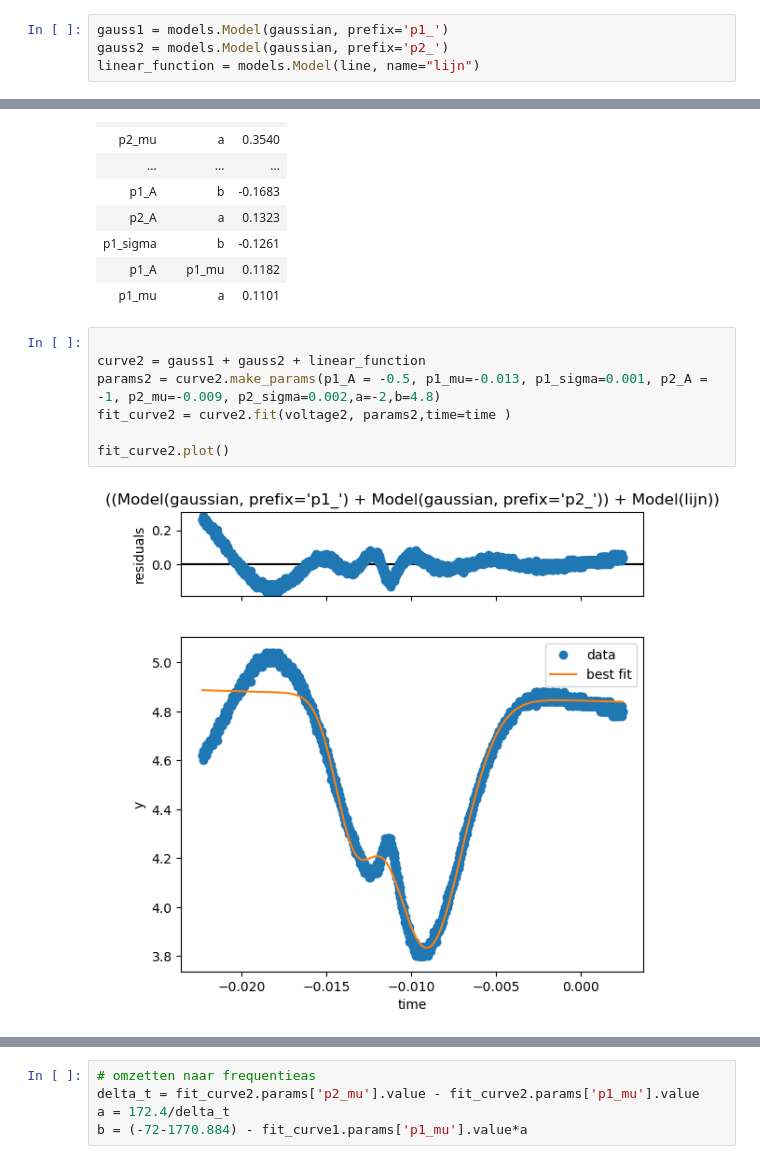
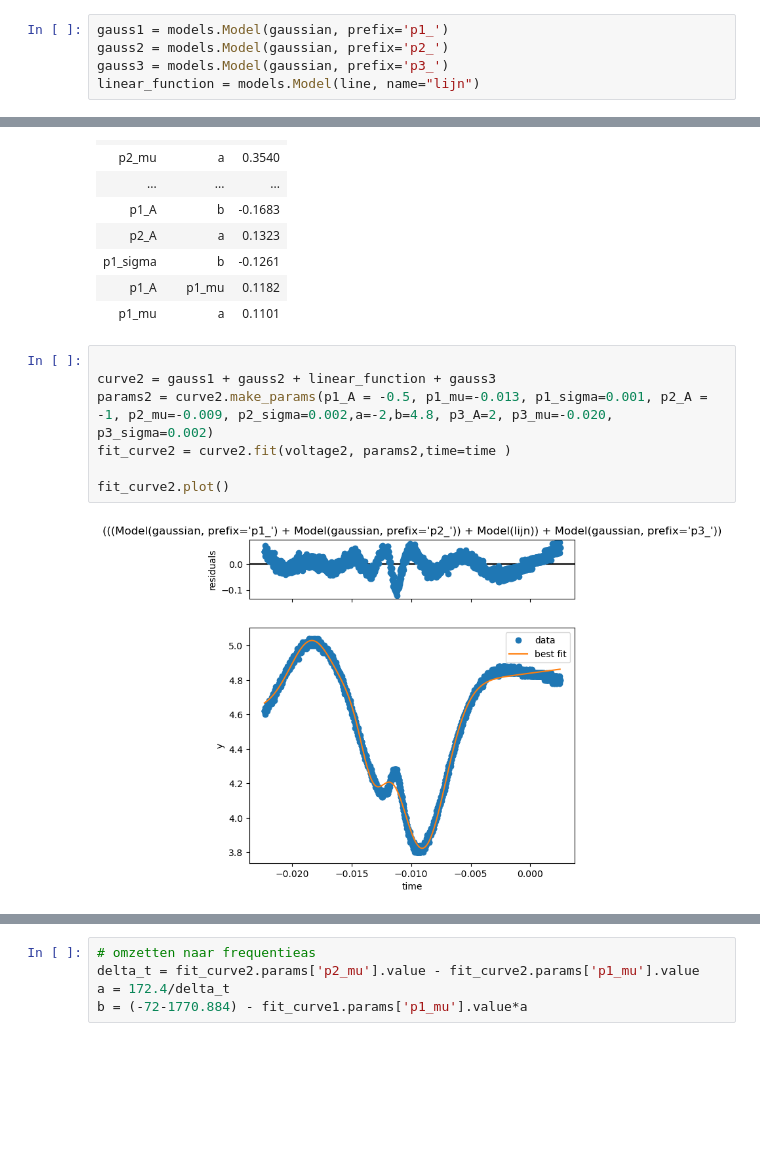
Before and after one commit to sabrahaim/Rubidium-spectrum, a Jupyter notebook: spectra_for_real.ipynb, the cells around one changed output, grey strips where cells are left out. Saved outputs shown, nothing was run; the diff lists cells and outputs as text; blank space fills up the shorter version.

```diff
--- a/spectra_for_real.ipynb
+++ b/spectra_for_real.ipynb
@@ -25,6 +25,7 @@ def line(time, a, b):
 # %%
 gauss1 = models.Model(gaussian, prefix='p1_')
 gauss2 = models.Model(gaussian, prefix='p2_')
+gauss3 = models.Model(gaussian, prefix='p3_')
 linear_function = models.Model(line, name="lijn")
 # %%
 # curve1 = gauss1 + gauss2 + linear_function
@@ -82,10 +83,10 @@ Correlations (unreported correlations are < 0.100)
 | p1_mu | a | 0.1101 |
 # %%
 
-curve2 = gauss1 + gauss2 + linear_function
-params2 = curve2.make_params(p1_A = -0.5, p1_mu=-0.013, p1_sigma=0.001, p2_A = -1, p2_mu=-0.009, p2_sigma=0.002,a=-2,b=4.8)
+curve2 = gauss1 + gauss2 + linear_function + gauss3
+params2 = curve2.make_params(p1_A = -0.5, p1_mu=-0.013, p1_sigma=0.001, p2_A = -1, p2_mu=-0.009, p2_sigma=0.002,a=-2,b=4.8, p3_A=2, p3_mu=-0.020, p3_sigma=0.002)
 fit_curve2 = curve2.fit(voltage2, params2,time=time )
 
 fit_curve2.plot()
 # %% [output]
-[figure, old version]
+[figure, new version]
```
Also changed, not shown: parts of 5 cells of this notebook.
